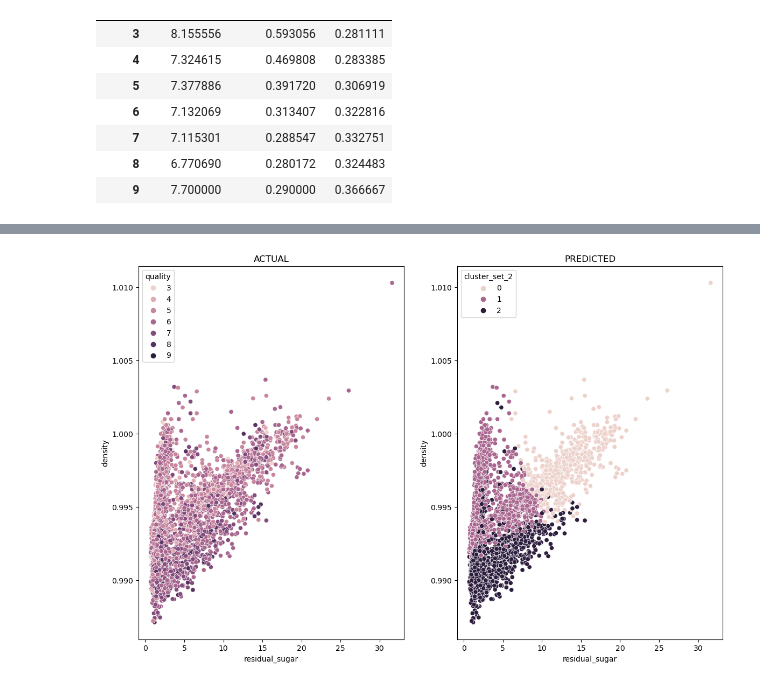
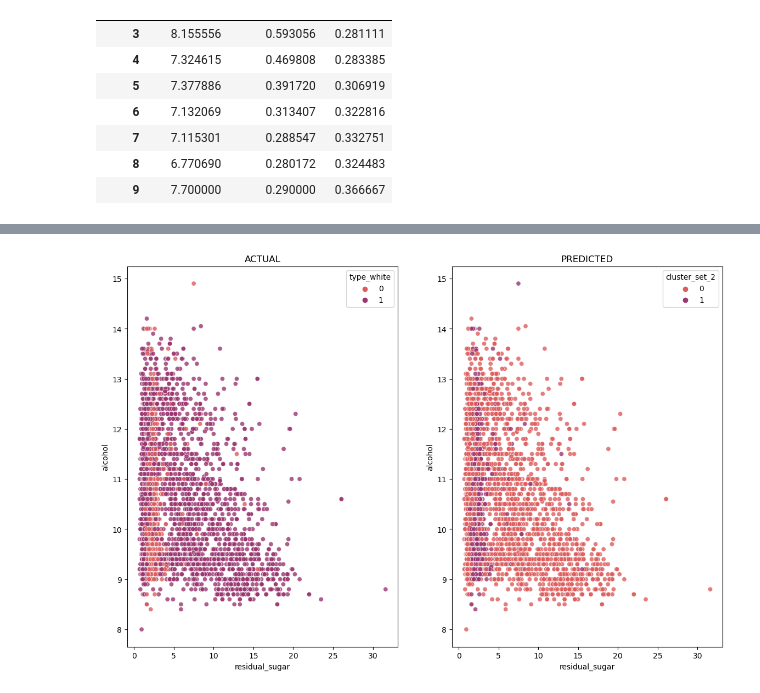
Before and after one commit to OKPTaylor/wine-quality-predictor, a Jupyter notebook: explore_ali.ipynb, the cells around one changed output, grey strips where cells are left out. Drawn from its saved outputs; the diff is of its cells as text; code cells hidden in the pictures.

```diff
--- a/explore_ali.ipynb
+++ b/explore_ali.ipynb
@@ -354,7 +389,7 @@ X_train_scaled.head()
 # make and fit the kmeans thing
 # make
 
-kmeans = KMeans(n_clusters=3, random_state=123)
+kmeans = KMeans(n_clusters=2, random_state=123)
 
 # fit on X
 kmeans.fit(X_train_scaled[['fixed_acidity', 'volatile_acidity','citric_acid']])
@@ -428,13 +473,13 @@ X_train_scaled.head()
 # make and fit the kmeans thing
 # make
 
-kmeans = KMeans(n_clusters=3, random_state=123)
+kmeans = KMeans(n_clusters=2, random_state=123)
 
 # fit on X
-kmeans.fit(X_train_scaled[['residual_sugar', 'alcohol','density']])
+kmeans.fit(X_train_scaled[['residual_sugar', 'alcohol','type_white']])
 
 # use on X
-pred_set_2 = kmeans.predict(X_train_scaled[['residual_sugar', 'alcohol','density']])
+pred_set_2 = kmeans.predict(X_train_scaled[['residual_sugar', 'alcohol','type_white']])
 # %%
 # add cluster prediction back onto X_train and X_train_scaled dataframe
 
@@ -473,14 +521,14 @@ X_train.groupby('quality')['residual_sugar', 'alcohol','density'].mean()
 # %%
-# graphically
+# viz to see cluster results against actual graph
 plt.figure(figsize=(14, 9))
 
 plt.subplot(121)
-sns.scatterplot(data=train, x='residual_sugar', y='density', hue='quality')
+sns.scatterplot(data=train, x='residual_sugar', y='alcohol', hue='type_white', palette='flare', alpha=.8)
 plt.title('ACTUAL')
 
 plt.subplot(122)
-sns.scatterplot(data=X_train, x='residual_sugar', y='density', hue='cluster_set_2')
+sns.scatterplot(data=X_train, x='residual_sugar', y='alcohol', hue='cluster_set_2', palette='flare', alpha=.8)
 plt.title('PREDICTED')
 plt.show()
 # %% [output]
-[figure, old version]
+[figure, new version]
```
Also changed, not shown: parts of 43 cells of this notebook, 1 other file.
